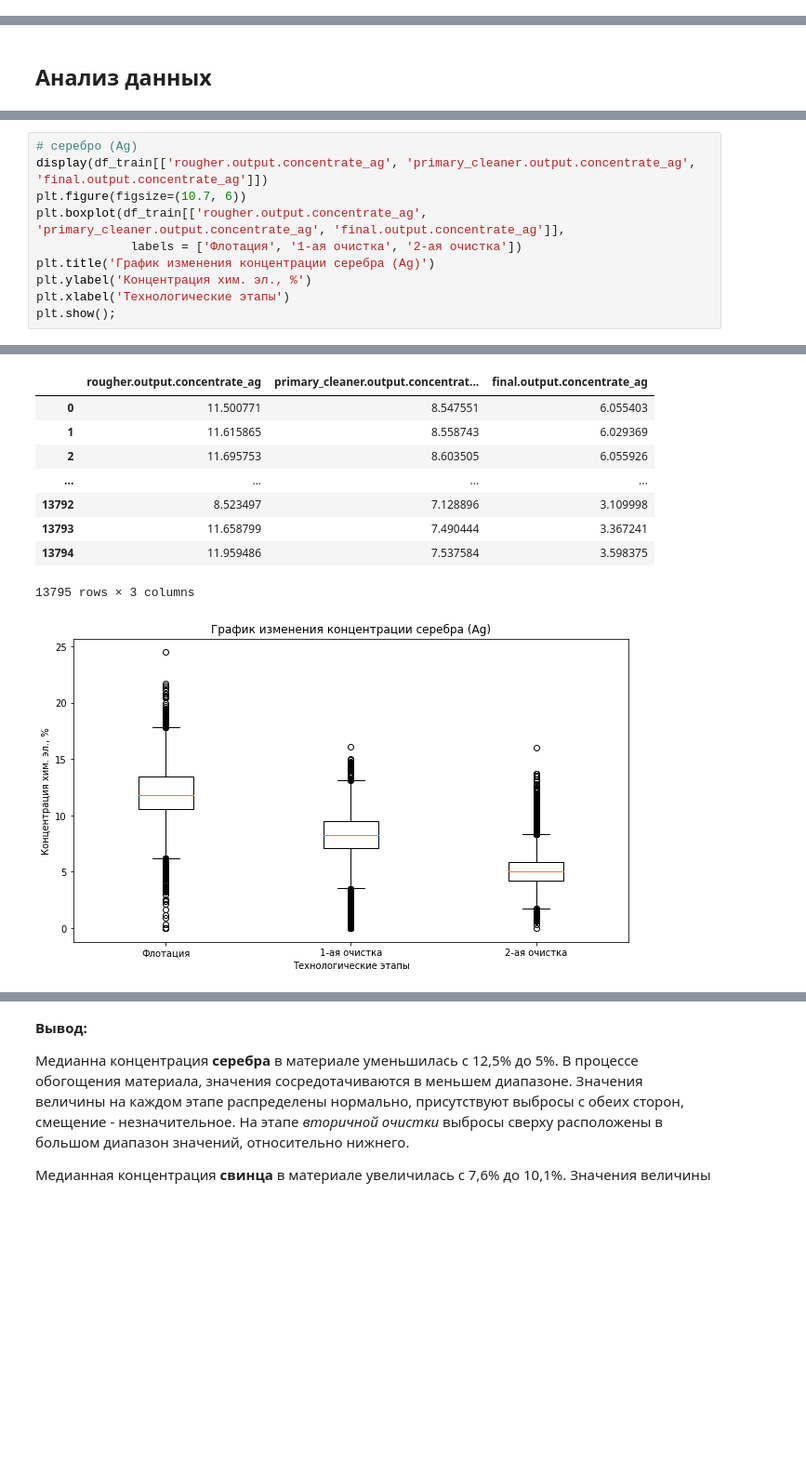
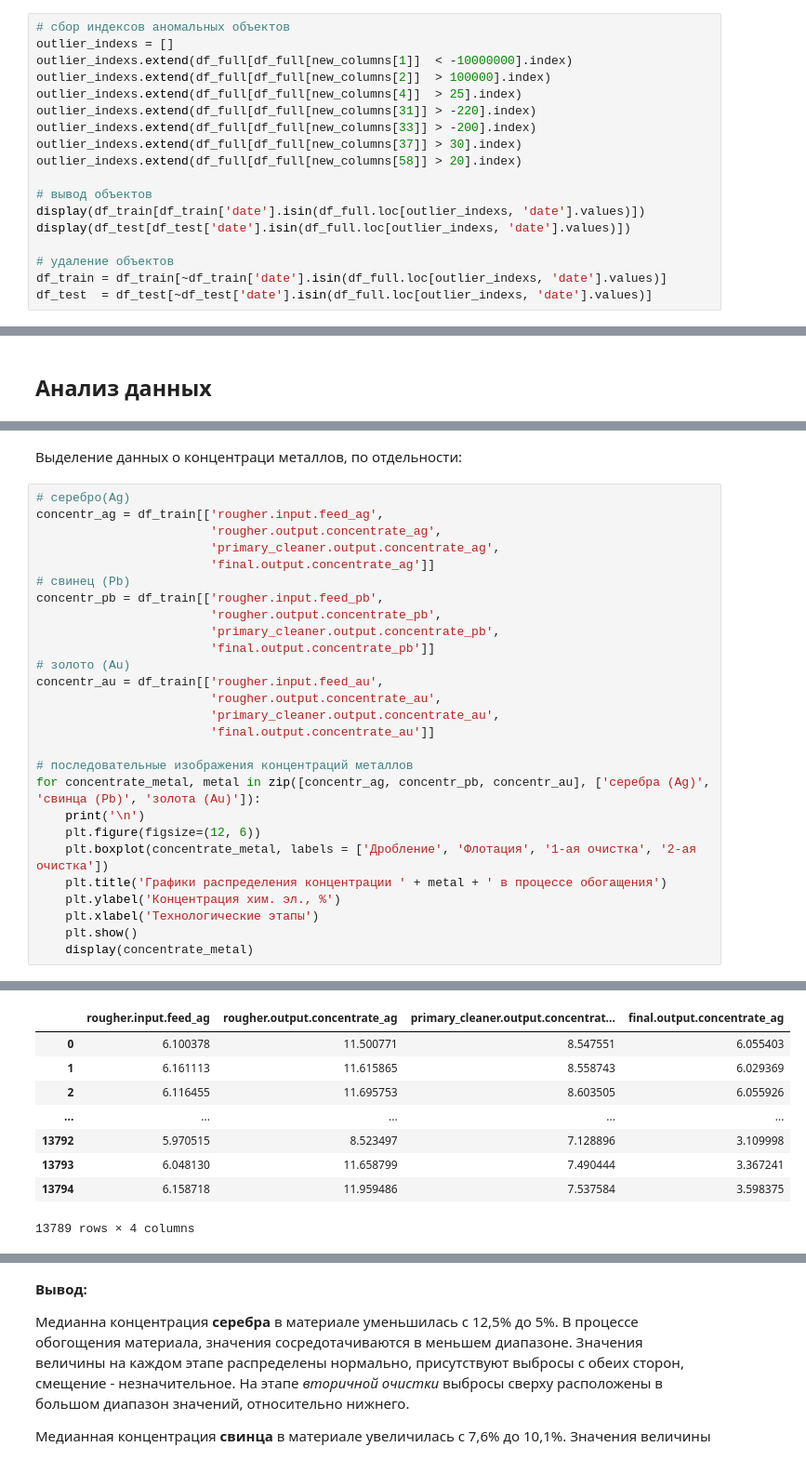
Before and after one commit to Danspers/9.Gold-recovery, a Jupyter notebook: Gold_recovery.ipynb, the cells around one changed output, grey strips where cells are left out. Shown at 93% size. Cells and saved outputs as stored; diff of their text form; blank space fills up the shorter version.

```diff
--- a/Gold_recovery.ipynb
+++ b/Gold_recovery.ipynb
@@ -576,0 +553,18 @@ for df in [df_train, df_test, df_full]:
+# %%
+# сбор индексов аномальных объектов
+outlier_indexs = []
+outlier_indexs.extend(df_full[df_full[new_columns[1]]  < -10000000].index)
+outlier_indexs.extend(df_full[df_full[new_columns[2]]  > 100000].index)
+outlier_indexs.extend(df_full[df_full[new_columns[4]]  > 25].index)
+outlier_indexs.extend(df_full[df_full[new_columns[31]] > -220].index)
+outlier_indexs.extend(df_full[df_full[new_columns[33]] > -200].index)
+outlier_indexs.extend(df_full[df_full[new_columns[37]] > 30].index)
+outlier_indexs.extend(df_full[df_full[new_columns[58]] > 20].index)
+
+# вывод объектов
+display(df_train[df_train['date'].isin(df_full.loc[outlier_indexs, 'date'].values)])
+display(df_test[df_test['date'].isin(df_full.loc[outlier_indexs, 'date'].values)])
+
+# удаление объектов
+df_train = df_train[~df_train['date'].isin(df_full.loc[outlier_indexs, 'date'].values)]
+df_test  = df_test[~df_test['date'].isin(df_full.loc[outlier_indexs, 'date'].values)]
@@ -589,11 +599,30 @@ ___
+# %% [markdown]
+Выделение данных о концентраци металлов, по отдельности:
 # %%
-# серебро (Ag)
-display(df_train[['rougher.output.concentrate_ag', 'primary_cleaner.output.concentrate_ag', 'final.output.concentrate_ag']])
-plt.figure(figsize=(10.7, 6))
-plt.boxplot(df_train[['rougher.output.concentrate_ag', 'primary_cleaner.output.concentrate_ag', 'final.output.concentrate_ag']],
-             labels = ['Флотация', '1-ая очистка', '2-ая очистка'])
-plt.title('График изменения концентрации серебра (Ag)')
-plt.ylabel('Концентрация хим. эл., %')
-plt.xlabel('Технологические этапы')
-plt.show();
+# серебро(Ag)
+concentr_ag = df_train[['rougher.input.feed_ag',
+                        'rougher.output.concentrate_ag',
+                        'primary_cleaner.output.concentrate_ag',
+                        'final.output.concentrate_ag']]
+# свинец (Pb)
+concentr_pb = df_train[['rougher.input.feed_pb',
+                        'rougher.output.concentrate_pb',
+                        'primary_cleaner.output.concentrate_pb',
+                        'final.output.concentrate_pb']]
+# золото (Au)
+concentr_au = df_train[['rougher.input.feed_au',
+                        'rougher.output.concentrate_au',
+                        'primary_cleaner.output.concentrate_au',
+                        'final.output.concentrate_au']]
+
+# последовательные изображения концентраций металлов
+for concentrate_metal, metal in zip([concentr_ag, concentr_pb, concentr_au], ['серебра (Ag)', 'свинца (Pb)', 'золота (Au)']):
+    print('\n')
+    plt.figure(figsize=(12, 6))
+    plt.boxplot(concentrate_metal, labels = ['Дробление', 'Флотация', '1-ая очистка', '2-ая очистка'])
+    plt.title('Графики распределения концентрации ' + metal + ' в процессе обогащения')
+    plt.ylabel('Концентрация хим. эл., %')
+    plt.xlabel('Технологические этапы')
+    plt.show()
+    display(concentrate_metal)
 # %% [output]
@@ -600,10 +630,9 @@ plt.show();
-|  | rougher.output.concentrate_ag | primary_cleaner.output.concentrat... | final.output.concentrate_ag |
-| 0 | 11.500771 | 8.547551 | 6.055403 |
-| 1 | 11.615865 | 8.558743 | 6.029369 |
-| 2 | 11.695753 | 8.603505 | 6.055926 |
-| ... | ... | ... | ... |
-| 13792 | 8.523497 | 7.128896 | 3.109998 |
-| 13793 | 11.658799 | 7.490444 | 3.367241 |
-| 13794 | 11.959486 | 7.537584 | 3.598375 |
+|  | rougher.input.feed_ag | rougher.output.concentrate_ag | primary_cleaner.output.concentrat... | final.output.concentrate_ag |
+| 0 | 6.100378 | 11.500771 | 8.547551 | 6.055403 |
+| 1 | 6.161113 | 11.615865 | 8.558743 | 6.029369 |
+| 2 | 6.116455 | 11.695753 | 8.603505 | 6.055926 |
+| ... | ... | ... | ... | ... |
+| 13792 | 5.970515 | 8.523497 | 7.128896 | 3.109998 |
+| 13793 | 6.048130 | 11.658799 | 7.490444 | 3.367241 |
+| 13794 | 6.158718 | 11.959486 | 7.537584 | 3.598375 |
-13795 rows × 3 columns
+13789 rows × 4 columns
-[figure, old version]
```
Also changed, not shown: parts of 51 cells of this notebook.
